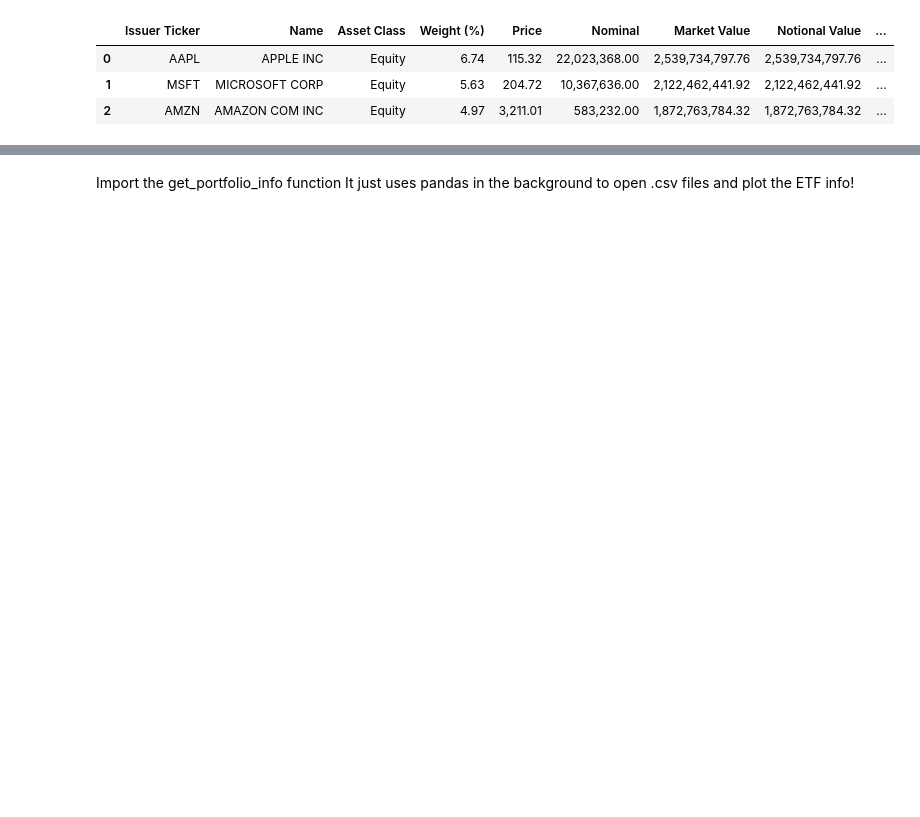
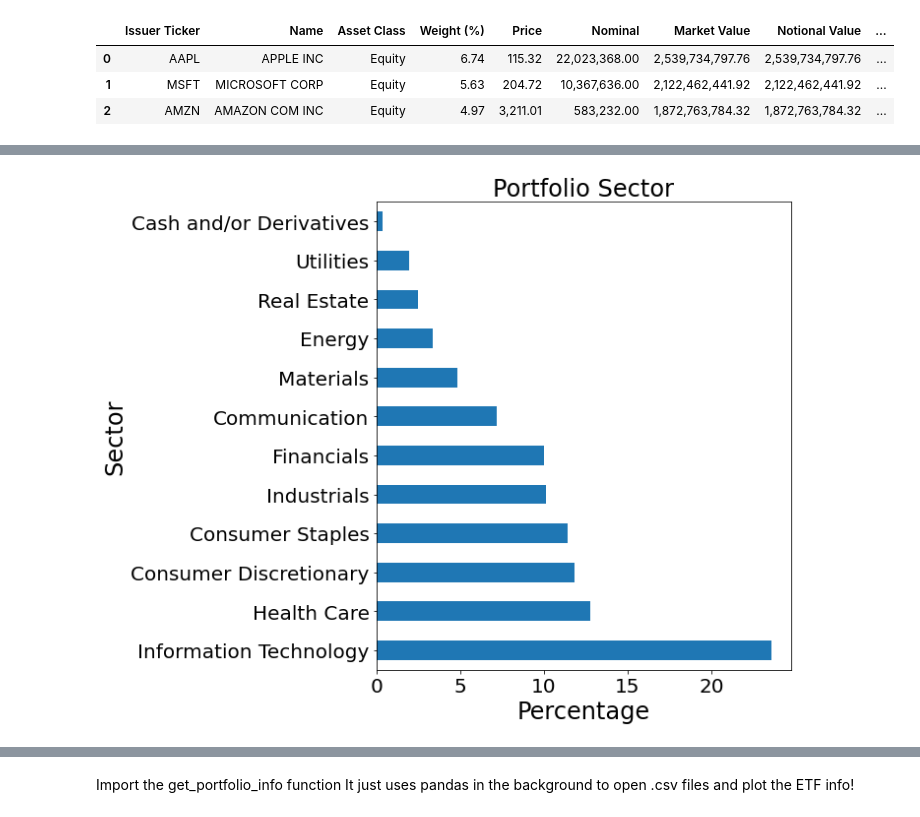
Before and after one commit to PinkShnack/ETF_Portfolio_Manager, a Jupyter notebook: display_portfolio.ipynb, the cells around one changed output, grey strips where cells are left out. Drawn from its saved outputs; the diff is of its cells as text; code cells hidden in the pictures; blank space fills up the shorter version.

```diff
--- a/display_portfolio.ipynb
+++ b/display_portfolio.ipynb
@@ -66,0 +53,6 @@ SP500
+# %%
+# Now lets look at the Portfolio all together
+# Use the figsize oarameter to change the size of the figure if you find the text is bunching up.
+ax = my_portfolio.plot_summarised_portfolio(groupby="Sector", figsize=(10,8))
+# %% [output]
+[figure, added]
```
Also changed, not shown: parts of 25 cells of this notebook, 1 other file.
